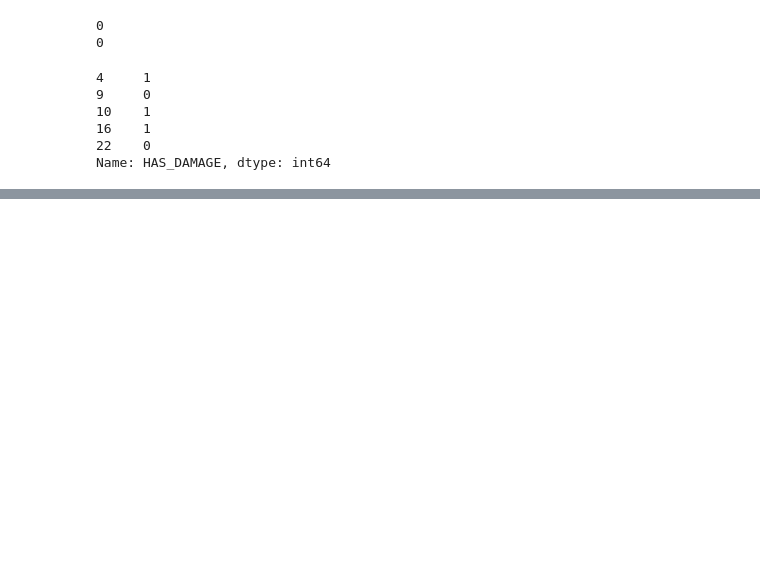
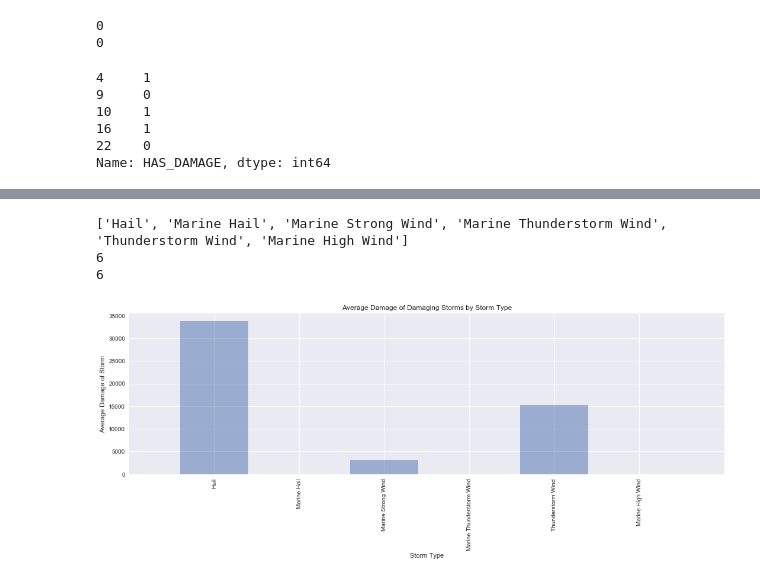
Before and after one commit to jkup11/cs109_storm_project, a Jupyter notebook: Final_Project_Prelim_Model.ipynb, the cells around one changed output, grey strips where cells are left out. Drawn from its saved outputs; the diff is of its cells as text; code cells hidden in the pictures; blank space fills up the shorter version.

```diff
--- a/Final_Project_Prelim_Model.ipynb
+++ b/Final_Project_Prelim_Model.ipynb
@@ -200,0 +280,35 @@ print(len(train_pred[train_pred == 0]) + len(test_pred[test_pred == 0]))
+# %%
+# display average damage per state (keep in mind, smallish sample)
+
+sns.set(color_codes=True)
+
+storm_types = list(set(data['EVENT_TYPE'].values))
+print(storm_types)
+
+ave_per_storm = []
+for i in range(len(storm_types)):
+    storm = storm_types[i]
+    storm_damage = data[data['EVENT_TYPE'] == storm]['DAMAGE_TOTAL']
+    ave = np.mean(storm_damage)
+    ave_per_storm.append(ave)
+
+print(len(storm_types))
+print(len(ave_per_storm))
+
+# plot this info
+fig, ax = plt.subplots(1, 1, figsize=(18, 5))
+
+ax.bar(range(len(storm_types)), ave_per_storm, align='center', alpha=0.5)
+ax.set_xlim([-1, len(storm_types)])
+ax.set_xticks(range(len(storm_types)))
+ax.set_xticklabels(storm_types, rotation=90)
+ax.set_xlabel('Storm Type')
+ax.set_ylabel('Average Damage of Storm')
+ax.set_title('Average Damage of Damaging Storms by Storm Type')
+
+plt.show()
+# %% [output]
+['Hail', 'Marine Hail', 'Marine Strong Wind', 'Marine Thunderstorm Wind', 'Thunderstorm Wind', 'Marine High Wind']
+6
+6
+[figure, added]
```
Also changed, not shown: parts of 7 cells of this notebook.
